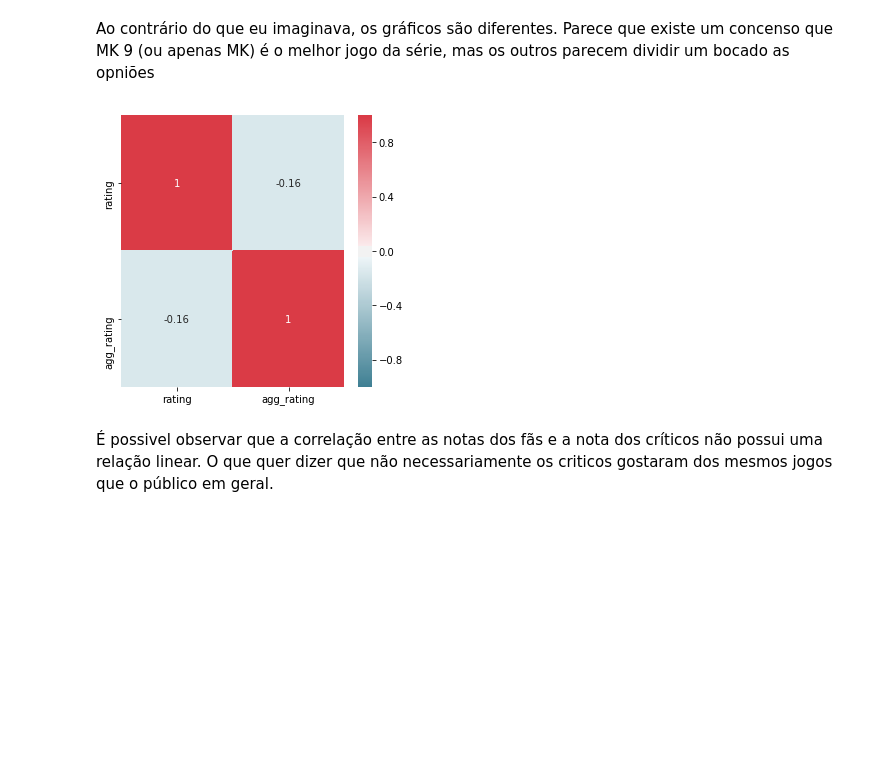
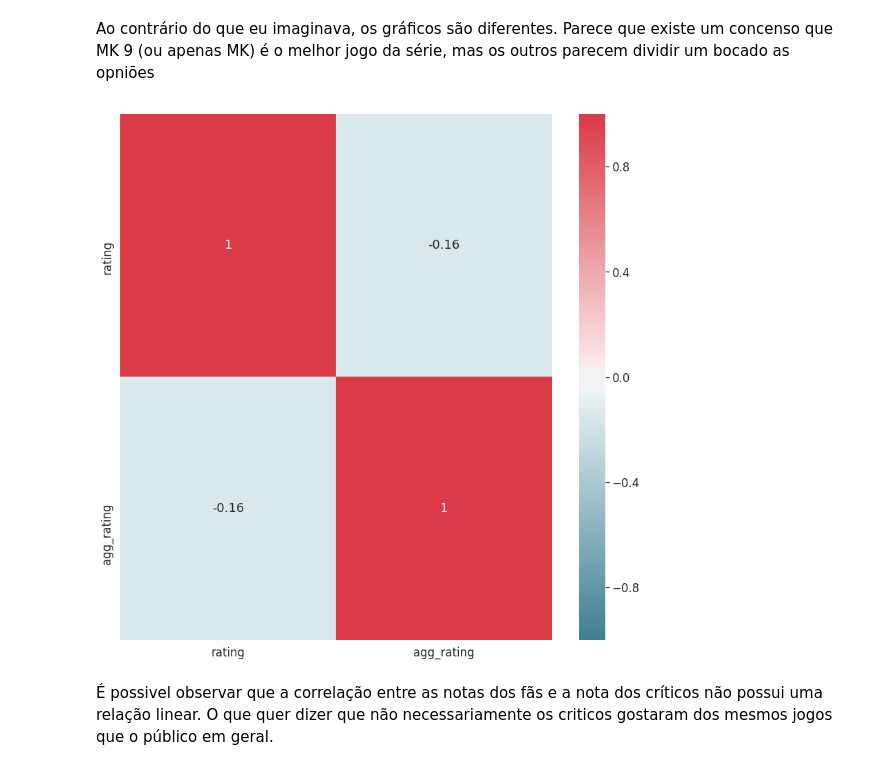
Before and after one commit to lorransr/mk_analysis, a Jupyter notebook: MK_analysis.ipynb, the cells around one changed output. Drawn from its saved outputs; the diff is of its cells as text; code cells hidden in the pictures; blank space fills up the shorter version.

```diff
--- a/MK_analysis.ipynb
+++ b/MK_analysis.ipynb
@@ -307,10 +307,13 @@ df.describe()
 # %% [markdown]
 ### Segundo a Crítica
 # %%
+plt.figure(figsize=(20,12))
+sns.set(font_scale=2,style='white')
 g =sns.barplot(data = df.sort_values("agg_rating",ascending=False).head(),
                x="agg_rating",
                y ="name",
                palette = "Reds")
 g.set_xlabel("Nota dos Críticos")
 g.set_ylabel("")
+sns.despine()
 # %% [output]
@@ -319,6 +321,8 @@ Text(0, 0.5, '')
 # %% [markdown]
 ### Segundo os Jogadores
 # %%
+plt.figure(figsize=(20,12))
+sns.set(font_scale=2,style='white')
 colormap = sns.diverging_palette(220, 10, as_cmap=True)
 h = sns.barplot(data = df.sort_values("rating",ascending=False).head(),
                 x="rating",
@@ -326,4 +330,5 @@ h = sns.barplot(data = df.sort_values("rating",ascending=False).head(),
                 palette ="Blues")
 h.set_xlabel("Nota dos Jogadores")
 h.set_ylabel("")
+sns.despine()
 # %% [output]
@@ -333,15 +338,17 @@ Text(0, 0.5, '')
 Ao contrário do que eu imaginava, os gráficos são diferentes. Parece que existe um concenso que MK 9 (ou apenas MK) é o melhor jogo da série, mas os outros parecem dividir um bocado as opniões
 # %%
+
+sns.set(font_scale=1.5,style='whitegrid')
 #Create Correlation df
 corr = df[["rating","agg_rating"]].corr()
 #Plot figsize
-fig, ax = plt.subplots(figsize=(5, 5))
+fig, ax = plt.subplots(figsize=(14, 14))
 #Generate Color Map
 colormap = sns.diverging_palette(220, 10, as_cmap=True)
 #Generate Heat Map, allow annotations and place floats in map
 sns.heatmap(corr, cmap=colormap, annot = True,vmin=-1, vmax=1);
 # %% [output]
-[figure, old version]
+[figure, new version]
 # %% [markdown]
 É possivel observar que a correlação entre as notas dos fãs e a nota dos críticos não possui uma relação linear. O que quer dizer que não necessariamente os criticos gostaram dos mesmos jogos que o público em geral.
 # %%
```
Also changed, not shown: parts of 7 cells of this notebook.
